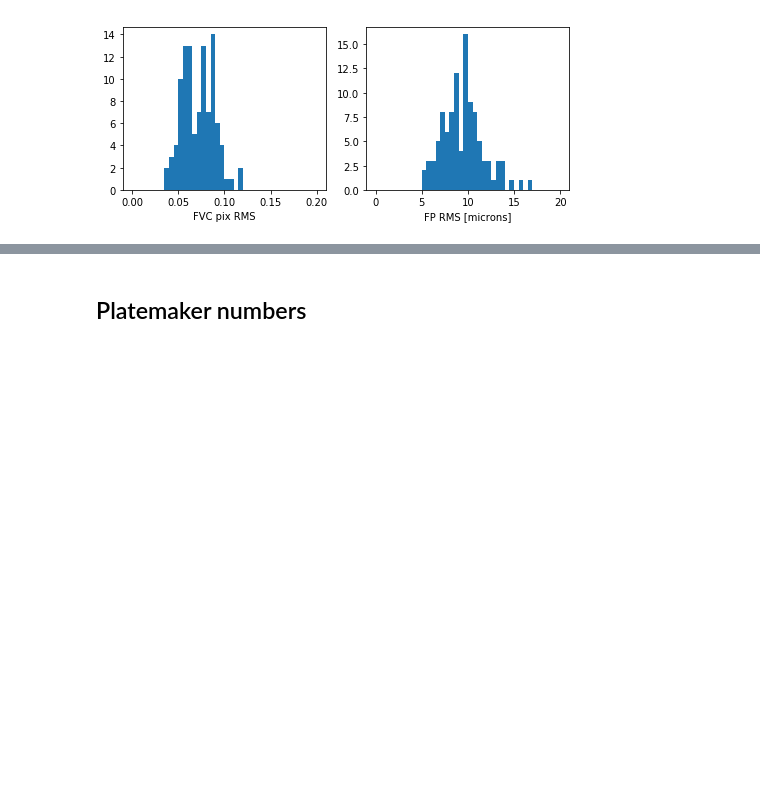
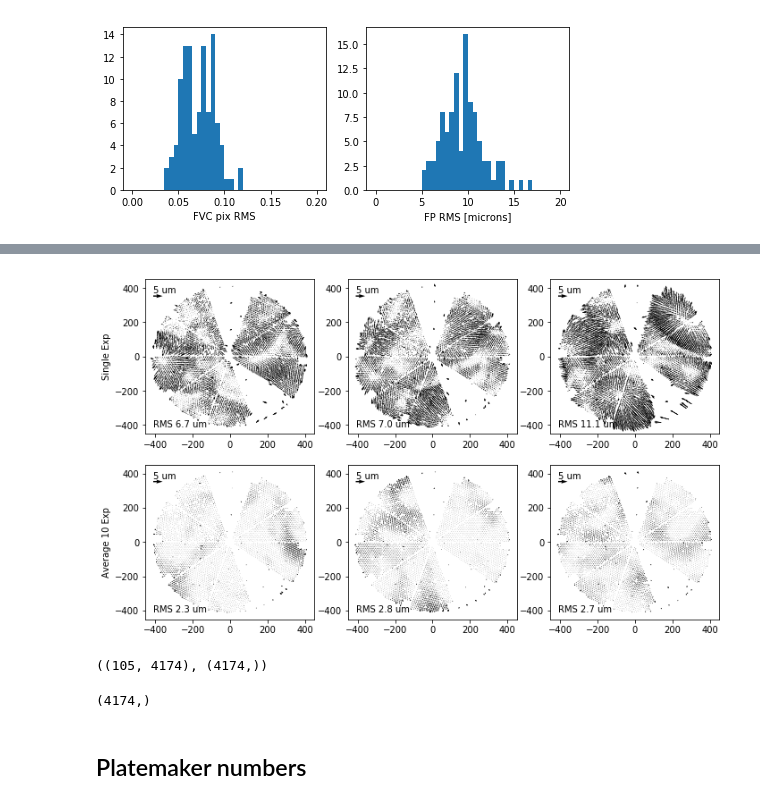
Before and after one commit to desihub/desicmx, a Jupyter notebook: analysis/fvc/stability/FVC-Stability-20200107.ipynb, the cells around one changed output, grey strips where cells are left out. Cells and saved outputs as stored; diff of their text form; code cells hidden in the pictures; blank space fills up the shorter version.

```diff
--- a/analysis/fvc/stability/FVC-Stability-20200107.ipynb
+++ b/analysis/fvc/stability/FVC-Stability-20200107.ipynb
@@ -319,3 +380,38 @@ Text(0.5,0,'FP RMS [microns]')
+# %%
+figure(figsize=(11.5,7))
+
+for i in range(3):
+    subplot(231+i)
+    n = 1
+    tmpdx = np.mean(dxfp[i:i+n], axis=0)
+    tmpdy = np.mean(dyfp[i:i+n], axis=0)
+    dr = np.sqrt(tmpdx**2 + tmpdy**2)
+    rms = 1000*np.sqrt(np.mean(dr**2))
+    plot_dxdy(xfp[0], yfp[0], tmpdx, tmpdy, scalebar=5, scaletext='5 um')
+    text(-410, -410, 'RMS {:.1f} um'.format(rms))
+    if i == 0:
+        ylabel('Single Exp')
+
+    subplot(234+i)
+    n = 10
+    tmpdx = np.mean(dxfp[i*n:(i+1)*n], axis=0)
+    tmpdy = np.mean(dyfp[i*n:(i+1)*n], axis=0)
+    dr = np.sqrt(tmpdx**2 + tmpdy**2)
+    rms = 1000*np.sqrt(np.mean(dr**2))
+    plot_dxdy(xfp[0], yfp[0], tmpdx, tmpdy, scalebar=5, scaletext='5 um')
+    text(-410, -410, 'RMS {:.1f} um'.format(rms))
+    if i == 0:
+        ylabel('Average {} Exp'.format(n))
+# %% [output]
+[figure, added]
+# %%
+dxpix.shape, xpix_mean.shape
+# %% [output]
+((105, 4174), (4174,))
+# %%
+np.mean(dxpix[0:5], axis=0).shape
+# %% [output]
+(4174,)
 # %% [markdown]
 ## Platemaker numbers
 # %%
```
Also changed, not shown: parts of 4 cells of this notebook, 2 other files.
